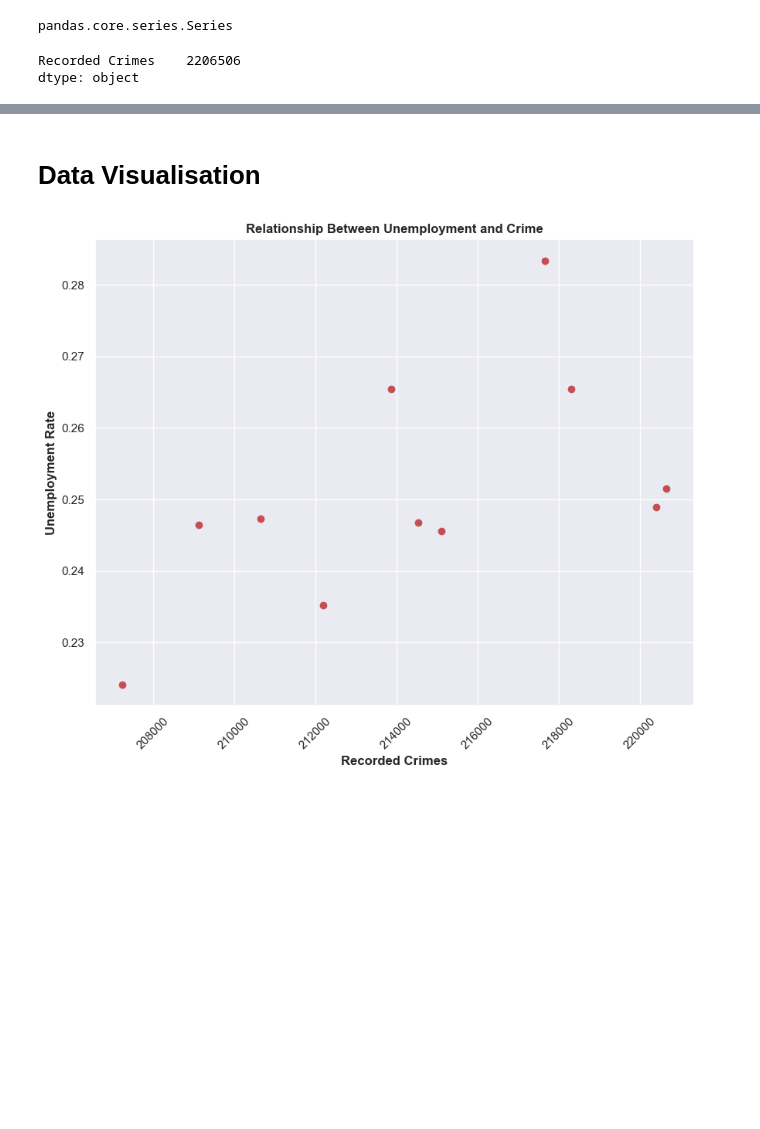
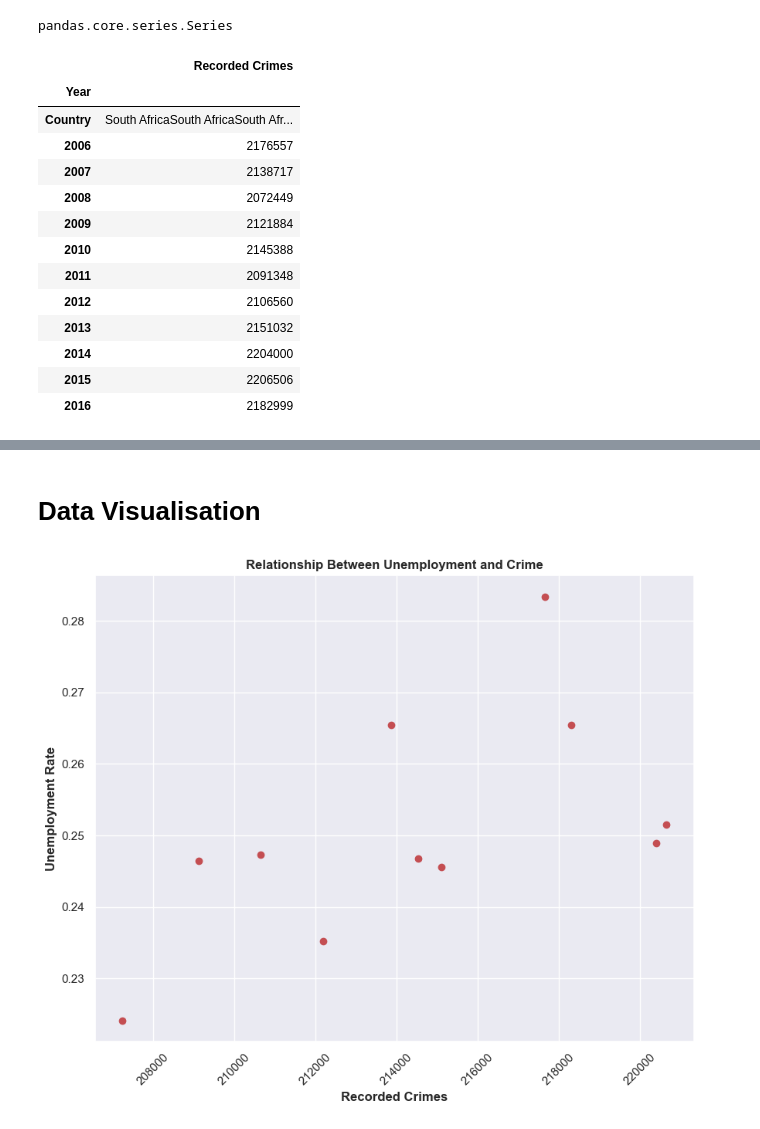
Before and after one commit to NigelGondo/Portfolio_Projects, a Jupyter notebook: Unemployment and Crime in South Africa (Regression).ipynb, the cells around one changed output, grey strips where cells are left out. Saved outputs shown, nothing was run; the diff lists cells and outputs as text; code cells hidden in the pictures; blank space fills up the shorter version.

```diff
--- a/Unemployment and Crime in South Africa (Regression).ipynb
+++ b/Unemployment and Crime in South Africa (Regression).ipynb
@@ -237,7 +238,19 @@ df_crime_stats_final_summed = pd.DataFrame(df_crime_stats_final_summed)
 df_crime_stats_final_summed = df_crime_stats_final_summed.rename(columns={0 : 'Recorded Crimes'})
 df_crime_stats_final_summed.index.name = 'Year'
 # %%
-df_crime_stats_final_summed.max()
+df_crime_stats_final_summed
 # %% [output]
-Recorded Crimes    2206506
-dtype: object
+|  | Recorded Crimes |
+| Year |  |
+| Country | South AfricaSouth AfricaSouth Afr... |
+| 2006 | 2176557 |
+| 2007 | 2138717 |
+| 2008 | 2072449 |
+| 2009 | 2121884 |
+| 2010 | 2145388 |
+| 2011 | 2091348 |
+| 2012 | 2106560 |
+| 2013 | 2151032 |
+| 2014 | 2204000 |
+| 2015 | 2206506 |
+| 2016 | 2182999 |
```
Also changed, not shown: parts of 14 cells of this notebook.
